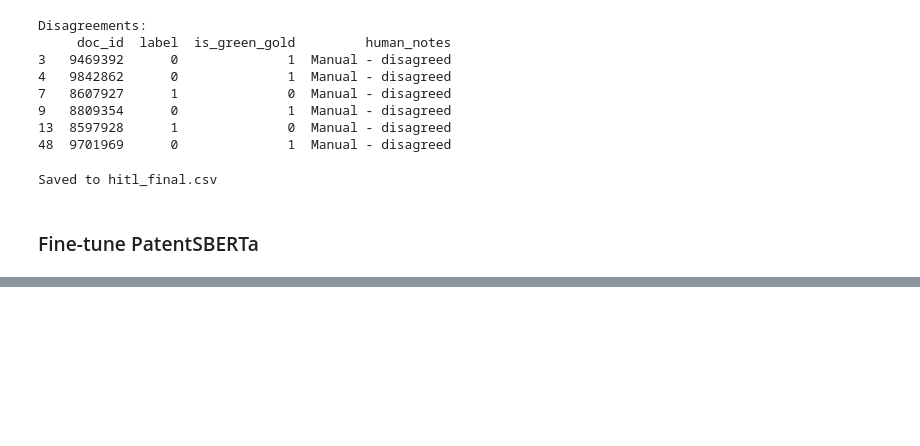
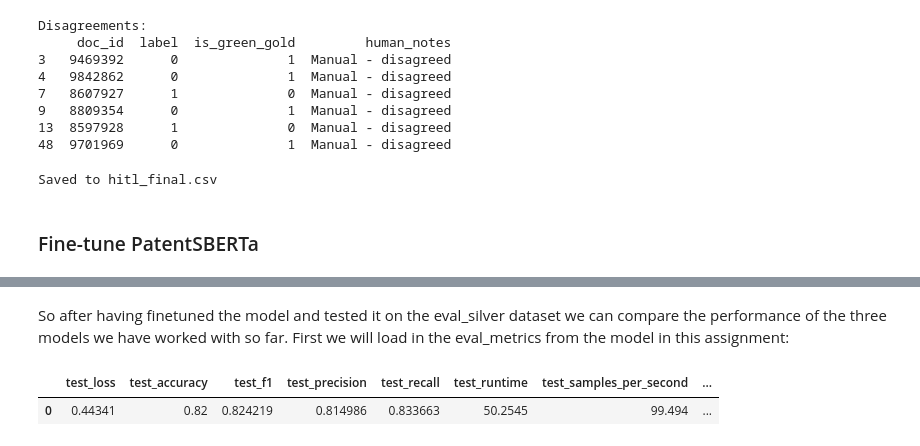
Before and after one commit to Anders-sonderby/M4_assignments, a Jupyter notebook: M4-Assignment_3.ipynb, the cells around one changed output, grey strips where cells are left out. Cells and saved outputs as stored; diff of their text form; code cells hidden in the pictures; blank space fills up the shorter version.

Commit message:
Comparative evaluation of the models

```diff
--- a/M4-Assignment_3.ipynb
+++ b/M4-Assignment_3.ipynb
@@ -398,0 +431,9 @@ Saved to hitl_final.csv
+# %% [markdown]
+So after having finetuned the model and tested it on the eval_silver dataset we can compare the performance of the three models we have worked with so far. First we will load in the eval_metrics from the model in this assignment:
+# %%
+import pandas as pd
+eval_df_3 = pd.read_csv("eval_metrics.csv")
+eval_df_3
+# %% [output]
+|  | test_loss | test_accuracy | test_f1 | test_precision | test_recall | test_runtime | test_samples_per_second | ... |
+| 0 | 0.44341 | 0.82 | 0.824219 | 0.814986 | 0.833663 | 50.2545 | 99.494 | ... |
```
Also changed, not shown: parts of 2 cells of this notebook.
